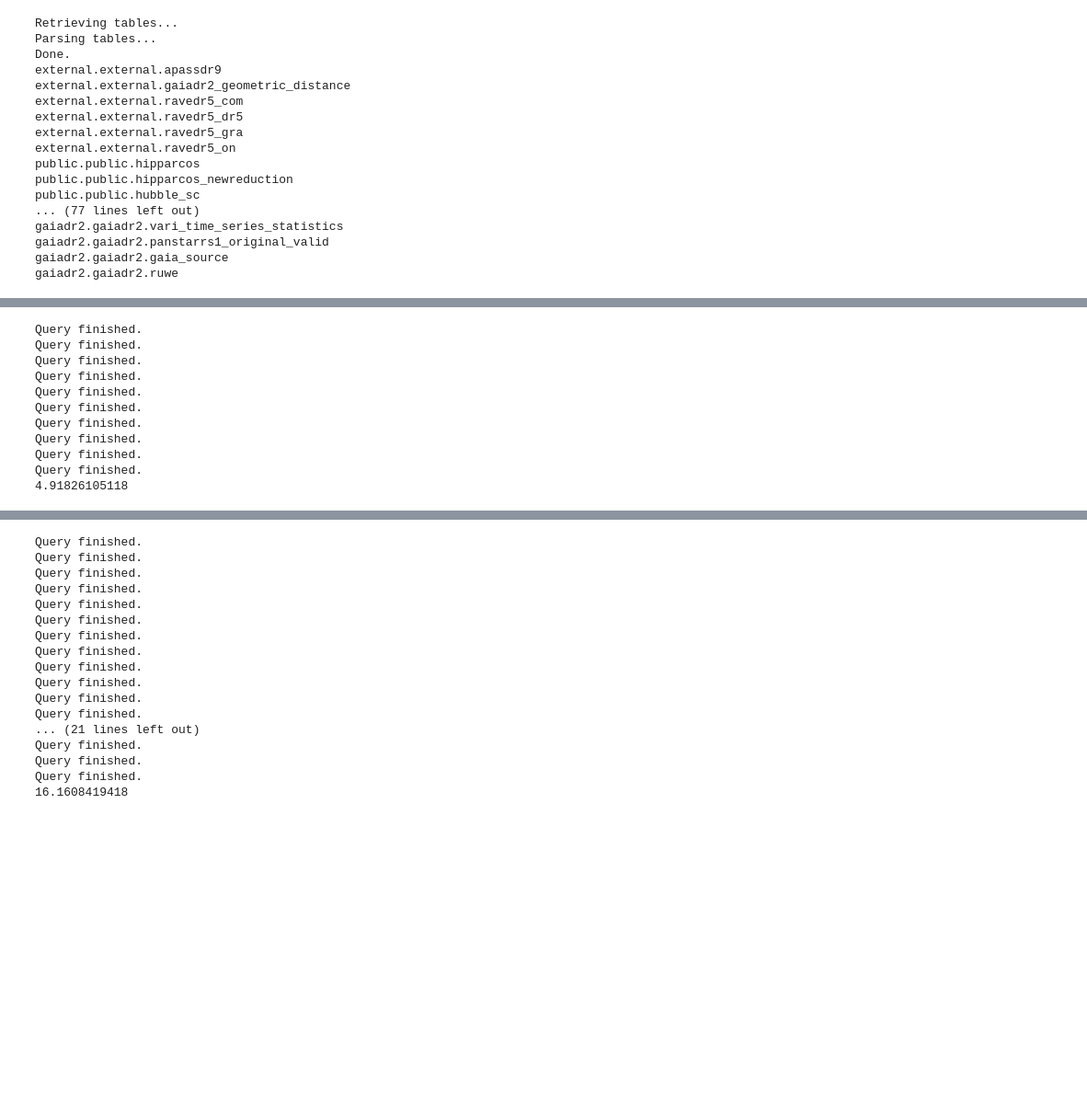
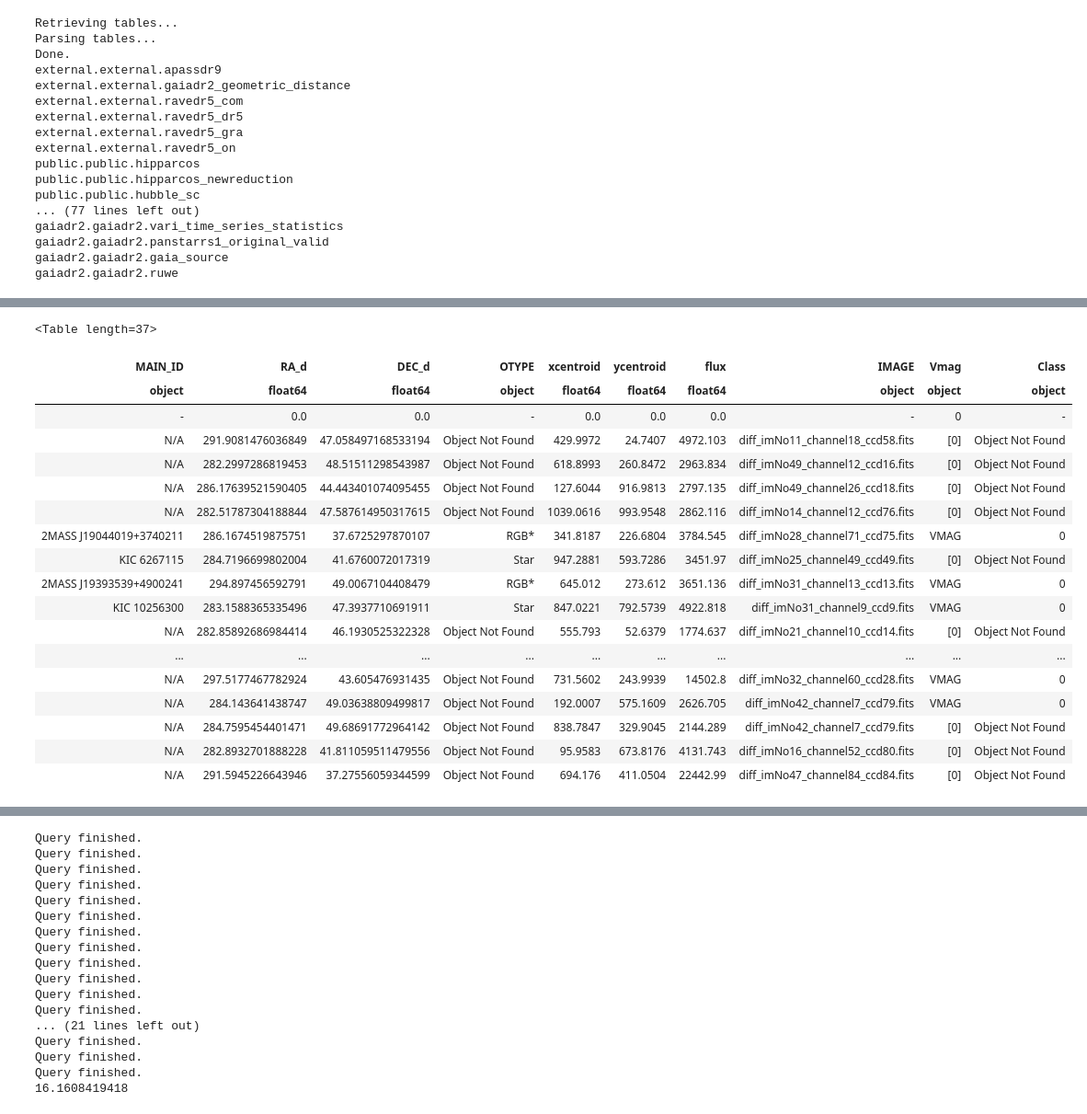
Before and after one commit to mj1e16lsst/keplerPhotometry, a Jupyter notebook: gaiaSearching.ipynb, the cells around one changed output, grey strips where cells are left out. Shown at 92% size. Drawn from its saved outputs; the diff is of its cells as text; code cells hidden in the pictures; blank space fills up the shorter version.

```diff
--- a/gaiaSearching.ipynb
+++ b/gaiaSearching.ipynb
@@ -139,7 +140,7 @@ def queryObjectRegion(outputTable,searchRadius=15*u.arcsecond):
     customSimbad.add_votable_fields('ra(d)','dec(d)','otype')
     customSimbad.remove_votable_fields('coordinates')
 
-    result_table = Table([['-'],[0],[0],['-'],[0],[0],[0],['-']],names=('MAIN_ID','RA_d','DEC_d','OTYPE','xcentroid','ycentroid','flux','IMAGE'),dtype=('object','float64','float64','object','float64','float64','float64','object'))
+    result_table = Table([['-'],[0],[0],['-'],[0],[0],[0],['-'],[0]],names=('MAIN_ID','RA_d','DEC_d','OTYPE','xcentroid','ycentroid','flux','IMAGE','index'),dtype=('object','float64','float64','object','float64','float64','float64','object','object'))
 
 
     for x in range(len(imageCoords)):
@@ -153,11 +154,12 @@ def queryObjectRegion(outputTable,searchRadius=15*u.arcsecond):
             rowlist.append(imageCoords[x][1])
             rowlist.append(flux[x])
             rowlist.append(imageNames[x])
+            rowlist.append(x)
             result_table.add_row(rowlist)
 
         except:
             #print('searchfailed')
-            result_table.add_row(['N/A',ra[x],dec[x],'Object Not Found',[imageCoords[x][0]],[imageCoords[x][1]],flux[x],imageNames[x]])
+            result_table.add_row(['N/A',ra[x],dec[x],'Object Not Found',[imageCoords[x][0]],[imageCoords[x][1]],flux[x],imageNames[x],x])
 
 
     return result_table
@@ -163,0 +303,5 @@ def queryObjectRegion(outputTable,searchRadius=15*u.arcsecond):
+# %%
+vizierSearch = queryObjectRegionVizier(otherGaiaTab,searchRadius=5*u.arcsecond)
+df = vizierSearch.to_pandas()
+df2 = df[df['CLASS'] != 'Object Not Found']
+df2
@@ -207,35 +402,51 @@ def colourMag(table):
     absoluteMag = [mag - (5*(np.log10(dist)))  + 5 for mag,dist,ext in zip(gmagGood,distanceGood,exctinctionGood)]
     return {'absMag':absoluteMag,'colour':colourGood}
 # %%
-RA = tabTot['RA']
-DEC = tabTot['DEC']
-width = u.Quantity(5., u.arcsecond)
-height = u.Quantity(5., u.arcsecond)
-#coord = [str(RA[0])+','+str(DEC[0])]
-t0 = time.time()
-for x in range(10000): #len(RA)):
-    coord = SkyCoord(ra=RA[x], dec=DEC[x], unit=(u.degree, u.degree), frame='icrs')
-    if x ==0:
-        result_table = Gaia.query_object_async(coordinate=coord, width=width, height=height)
-    else:
-        newtab = Gaia.query_object_async(coordinate=coord, width=width, height=height)
-        if len(newtab) != 0:
-            result_table.add_row(newtab[0])
-print(time.time() - t0)
+# RA = tabTot['RA']
+# DEC = tabTot['DEC']
+# width = u.Quantity(5., u.arcsecond)
+# height = u.Quantity(5., u.arcsecond)
+# #coord = [str(RA[0])+','+str(DEC[0])]
+# t0 = time.time()
+# for x in range(10000): #len(RA)):
+#     coord = SkyCoord(ra=RA[x], dec=DEC[x], unit=(u.degree, u.degree), frame='icrs')
+#     if x ==0:
+#         result_table = Gaia.query_object_async(coordinate=coord, width=width, height=height)
+#     else:
+#         newtab = Gaia.query_object_async(coordinate=coord, width=width, height=height)
+#         if len(newtab) != 0:
+#             result_table.add_row(newtab[0])
+# print(time.time() - t0)
-# %% [output]
-Query finished.
-Query finished.
-Query finished.
-Query finished.
-Query finished.
-Query finished.
-Query finished.
-Query finished.
-Query finished.
-Query finished.
-4.91826105118
 # %%
 #ascii.write(result_table,'/home/mj1e16/outTablesImproved/gaiaObjects.csv',format='csv',fast_writer=False)
 ascii.write(result_table,'/home/mj1e16/outTablesImproved/gaiaTab.csv',format='csv',fast_writer=False)
 # %%
 otherGaiaTab = ascii.read('/home/mj1e16/outTablesImproved/fullMatches.csv')
+# %%
+simbadSearch = queryObjectRegion(otherGaiaTab,searchRadius=5*u.arcsecond)
+# %%
+oclass = vizierSearch['CLASS']
+vmag = vizierSearch['Vmag']
+simbadSearch['Vmag'] = vmag
+simbadSearch['Class'] = oclass
+simbadSearch
+# %% [output]
+<Table length=37>
+| MAIN_ID | RA_d | DEC_d | OTYPE | xcentroid | ycentroid | flux | IMAGE | Vmag | Class |
+| object | float64 | float64 | object | float64 | float64 | float64 | object | object | object |
+| - | 0.0 | 0.0 | - | 0.0 | 0.0 | 0.0 | - | 0 | - |
+| N/A | 291.9081476036849 | 47.058497168533194 | Object Not Found | 429.9972 | 24.7407 | 4972.103 | diff_imNo11_channel18_ccd58.fits | [0] | Object Not Found |
+| N/A | 282.2997286819453 | 48.51511298543987 | Object Not Found | 618.8993 | 260.8472 | 2963.834 | diff_imNo49_channel12_ccd16.fits | [0] | Object Not Found |
+| N/A | 286.17639521590405 | 44.443401074095455 | Object Not Found | 127.6044 | 916.9813 | 2797.135 | diff_imNo49_channel26_ccd18.fits | [0] | Object Not Found |
+| N/A | 282.51787304188844 | 47.587614950317615 | Object Not Found | 1039.0616 | 993.9548 | 2862.116 | diff_imNo14_channel12_ccd76.fits | [0] | Object Not Found |
+| 2MASS J19044019+3740211 | 286.1674519875751 | 37.6725297870107 | RGB* | 341.8187 | 226.6804 | 3784.545 | diff_imNo28_channel71_ccd75.fits | VMAG | 0 |
+| KIC 6267115 | 284.7196699802004 | 41.6760072017319 | Star | 947.2881 | 593.7286 | 3451.97 | diff_imNo25_channel49_ccd49.fits | [0] | Object Not Found |
+| 2MASS J19393539+4900241 | 294.897456592791 | 49.0067104408479 | RGB* | 645.012 | 273.612 | 3651.136 | diff_imNo31_channel13_ccd13.fits | VMAG | 0 |
+| KIC 10256300 | 283.1588365335496 | 47.3937710691911 | Star | 847.0221 | 792.5739 | 4922.818 | diff_imNo31_channel9_ccd9.fits | VMAG | 0 |
+| N/A | 282.85892686984414 | 46.1930525322328 | Object Not Found | 555.793 | 52.6379 | 1774.637 | diff_imNo21_channel10_ccd14.fits | [0] | Object Not Found |
+| ... | ... | ... | ... | ... | ... | ... | ... | ... | ... |
+| N/A | 297.5177467782924 | 43.605476931435 | Object Not Found | 731.5602 | 243.9939 | 14502.8 | diff_imNo32_channel60_ccd28.fits | VMAG | 0 |
+| N/A | 284.143641438747 | 49.03638809499817 | Object Not Found | 192.0007 | 575.1609 | 2626.705 | diff_imNo42_channel7_ccd79.fits | VMAG | 0 |
+| N/A | 284.7595454401471 | 49.68691772964142 | Object Not Found | 838.7847 | 329.9045 | 2144.289 | diff_imNo42_channel7_ccd79.fits | [0] | Object Not Found |
+| N/A | 282.8932701888228 | 41.811059511479556 | Object Not Found | 95.9583 | 673.8176 | 4131.743 | diff_imNo16_channel52_ccd80.fits | [0] | Object Not Found |
+| N/A | 291.5945226643946 | 37.27556059344599 | Object Not Found | 694.176 | 411.0504 | 22442.99 | diff_imNo47_channel84_ccd84.fits | [0] | Object Not Found |
```
Also changed, not shown: parts of 15 cells of this notebook.
